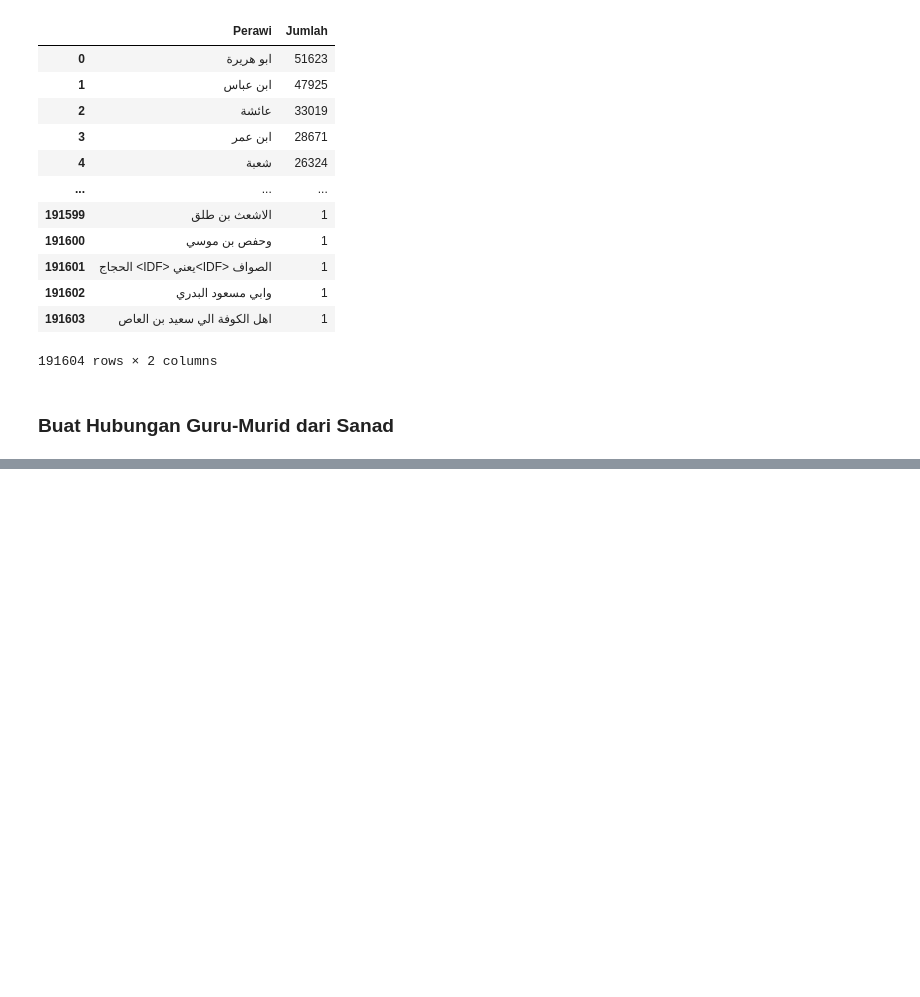
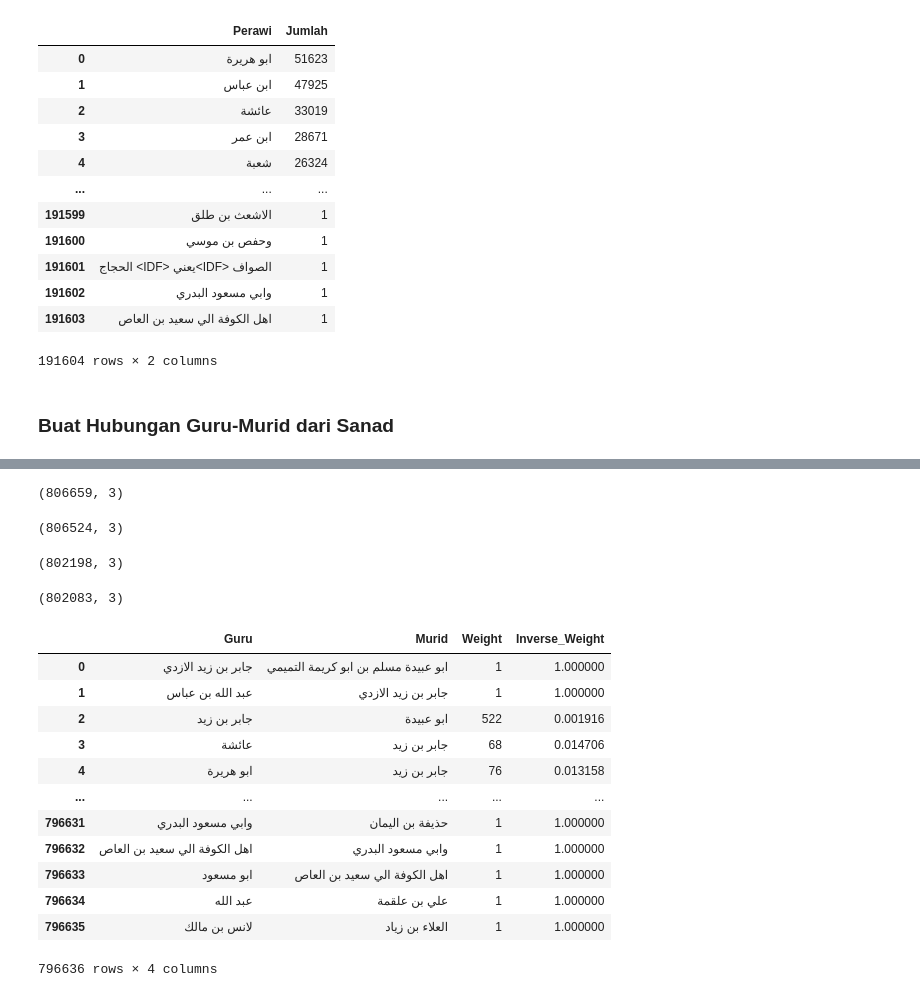
Before and after one commit to Nazrililham090805/sanad-hadith, a Jupyter notebook: src/Edges.ipynb, the cells around one changed output, grey strips where cells are left out. Saved outputs shown, nothing was run; the diff lists cells and outputs as text; code cells hidden in the pictures; blank space fills up the shorter version.

```diff
--- a/src/Edges.ipynb
+++ b/src/Edges.ipynb
@@ -144,0 +258,2 @@ Total hubungan unik: 806659
+# %%
+edges_df = edges_df.dropna(subset=['Guru', 'Murid'])
@@ -144,0 +271,75 @@ Total hubungan unik: 806659
+# %%
+edges_df = edges_df[
+    ~edges_df['Guru'].str.contains(r'\d', na=False) &
+    ~edges_df['Murid'].str.contains(r'\d', na=False)
+]
+edges_df = edges_df.reset_index(drop=True)
+edges_df.shape
+# %% [output]
+(806659, 3)
+# %%
+edges_df = edges_df[
+    (edges_df['Guru'] != '') &
+    (edges_df['Murid'] != '')
+]
+edges_df = edges_df.reset_index(drop=True)
+edges_df.shape
+# %% [output]
+(806524, 3)
+# %%
+edges_df = edges_df[
+    edges_df['Guru'] != edges_df['Murid']
+]
+edges_df = edges_df.reset_index(drop=True)
+edges_df.shape
+# %% [output]
+(802198, 3)
+# %%
+# Daftar kata/lafaz periwayatan yang ingin dihapus barisnya
+hapus_kata = [
+    "ثنا", "حدثنا", "قال حدثنا", "وقال", "عن",
+    "أخبرنا", "أنبأنا", "حدثني", "حدثه", "سمعت",
+    "يقول", "ذكر", "رواه", "حدث", "حكى"
+]
+
+# Buat pola regex dari list hapus_kata (pakai word boundary biar lebih akurat)
+pola = r'\b(?:' + '|'.join(hapus_kata) + r')\b'
+
+# Filter baris yang TIDAK mengandung kata-kata itu di Murid maupun Guru
+edges_df = edges_df[
+    ~edges_df['Murid'].str.contains(pola, na=False) &
+    ~edges_df['Guru'].str.contains(pola, na=False)
+]
+edges_df = edges_df.reset_index(drop=True)
+edges_df.shape
+# %% [output]
+(802083, 3)
+# %%
+# Hapus duplikat tetapi tetap menjaga urutan awal
+edges_df = edges_df.drop_duplicates(subset=['Guru', 'Murid'])
+
+# Tambahkan inverse weight
+edges_df["Inverse_Weight"] = (
+    edges_df["Weight"]
+    .apply(lambda x: 1/x if x > 0 else 0)
+)
+
+# Reset index
+edges_df = edges_df.reset_index(drop=True)
+
+# Output
+display(edges_df[['Guru', 'Murid', 'Weight', 'Inverse_Weight']])
+# %% [output]
+|  | Guru | Murid | Weight | Inverse_Weight |
+| 0 | جابر بن زيد الازدي | ابو عبيدة مسلم بن ابو كريمة التميمي | 1 | 1.000000 |
+| 1 | عبد الله بن عباس | جابر بن زيد الازدي | 1 | 1.000000 |
+| 2 | جابر بن زيد | ابو عبيدة | 522 | 0.001916 |
+| 3 | عائشة | جابر بن زيد | 68 | 0.014706 |
+| 4 | ابو هريرة | جابر بن زيد | 76 | 0.013158 |
+| ... | ... | ... | ... | ... |
+| 796631 | وابي مسعود البدري | حذيفة بن اليمان | 1 | 1.000000 |
+| 796632 | اهل الكوفة الي سعيد بن العاص | وابي مسعود البدري | 1 | 1.000000 |
+| 796633 | ابو مسعود | اهل الكوفة الي سعيد بن العاص | 1 | 1.000000 |
+| 796634 | عبد الله | علي بن علقمة | 1 | 1.000000 |
+| 796635 | لانس بن مالك | العلاء بن زياد | 1 | 1.000000 |
+796636 rows × 4 columns
```
Also changed, not shown: parts of 10 cells of this notebook, 1 other file.
